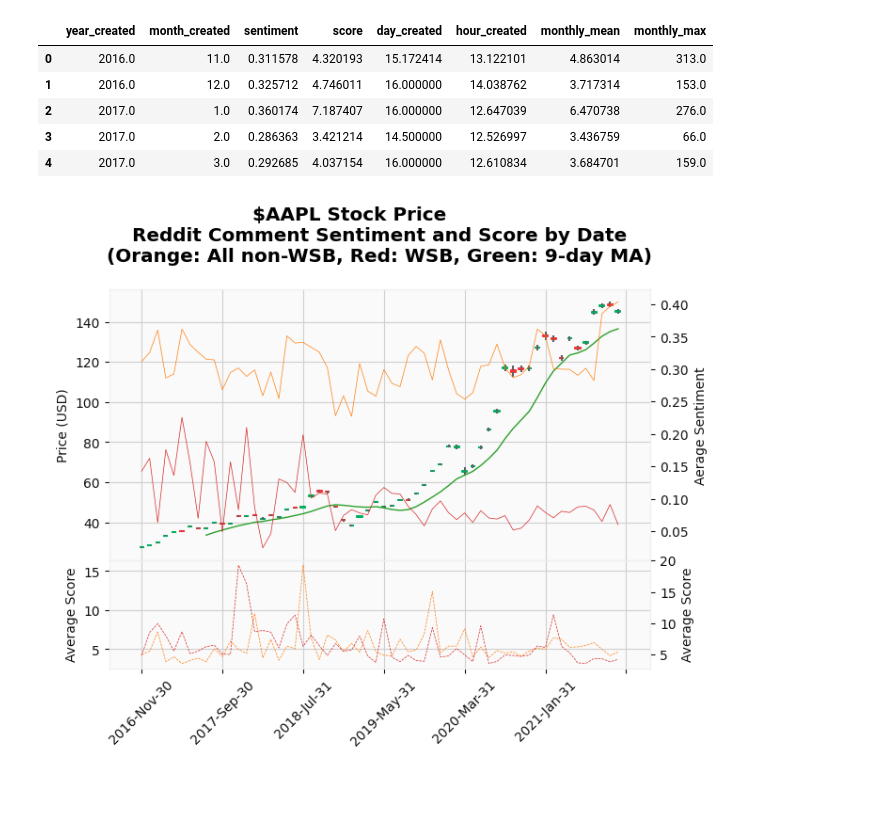
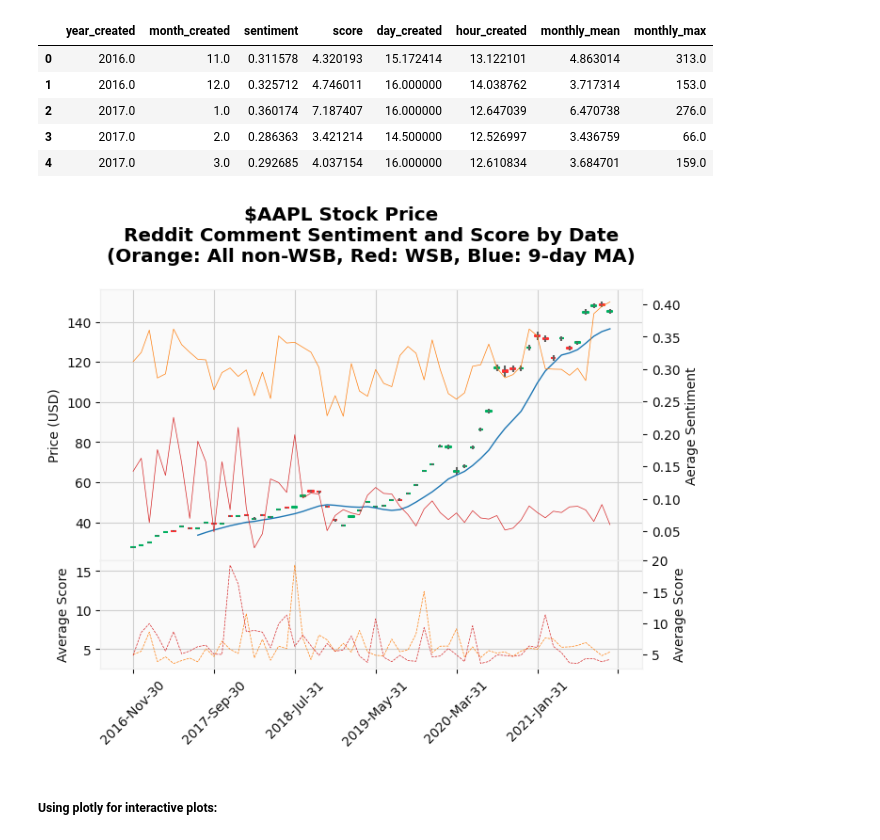
Before and after one commit to JackIHill/DataAnalytics, a Jupyter notebook: Independent/AAPL Analysis/AAPL Stock+Reddit Analysis.ipynb, the cells around one changed output. Saved outputs shown, nothing was run; the diff lists cells and outputs as text; code cells hidden in the pictures; blank space fills up the shorter version.

```diff
--- a/Independent/AAPL Analysis/AAPL Stock+Reddit Analysis.ipynb
+++ b/Independent/AAPL Analysis/AAPL Stock+Reddit Analysis.ipynb
@@ -712,30 +711,30 @@ sentiment_clean_monthly.head()
 # %%
 apds = []
 dfs = [sentiment_clean_monthly, sentiment_wsb_monthly]
 colors = {0: 'tab:orange', 1: 'tab:red'}
 
 for i, df in enumerate(dfs):
     apds.append(mpf.make_addplot(df['sentiment'],
                     width=0.5, color=colors[i],
                     ylabel='Aerage Sentiment')
                )
     apds.append(mpf.make_addplot(df['score'],
                     width=0.5, color=colors[i],
                     panel=1,
                     ylabel='Average Score', linestyle = '--')
                )
 
 s = mpf.make_mpf_style(base_mpf_style='yahoo', y_on_right=False)
 
 mpf.plot(monthly_stock_data,
-         mav=(0, 0, 9),
+         mav=(9),
          update_width_config=dict(candle_width=0.6, candle_linewidth=1.5, line_width=1),
          type='candlestick', style=s,
          addplot=apds, figscale=1,
          ylabel='Price (USD)',
          title='''$AAPL Stock Price
          Reddit Comment Sentiment and Score by Date
-         (Orange: All non-WSB, Red: WSB, Green: 9-day MA)'''
+         (Orange: All non-WSB, Red: WSB, Blue: 9-day MA)'''
         )
 # %% [output]
-[figure, old version]
+[figure, new version]
@@ -743,0 +741,2 @@ testing
+# %% [markdown]
+##### Using plotly for interactive plots:
```
Also changed, not shown: parts of 19 cells of this notebook.
